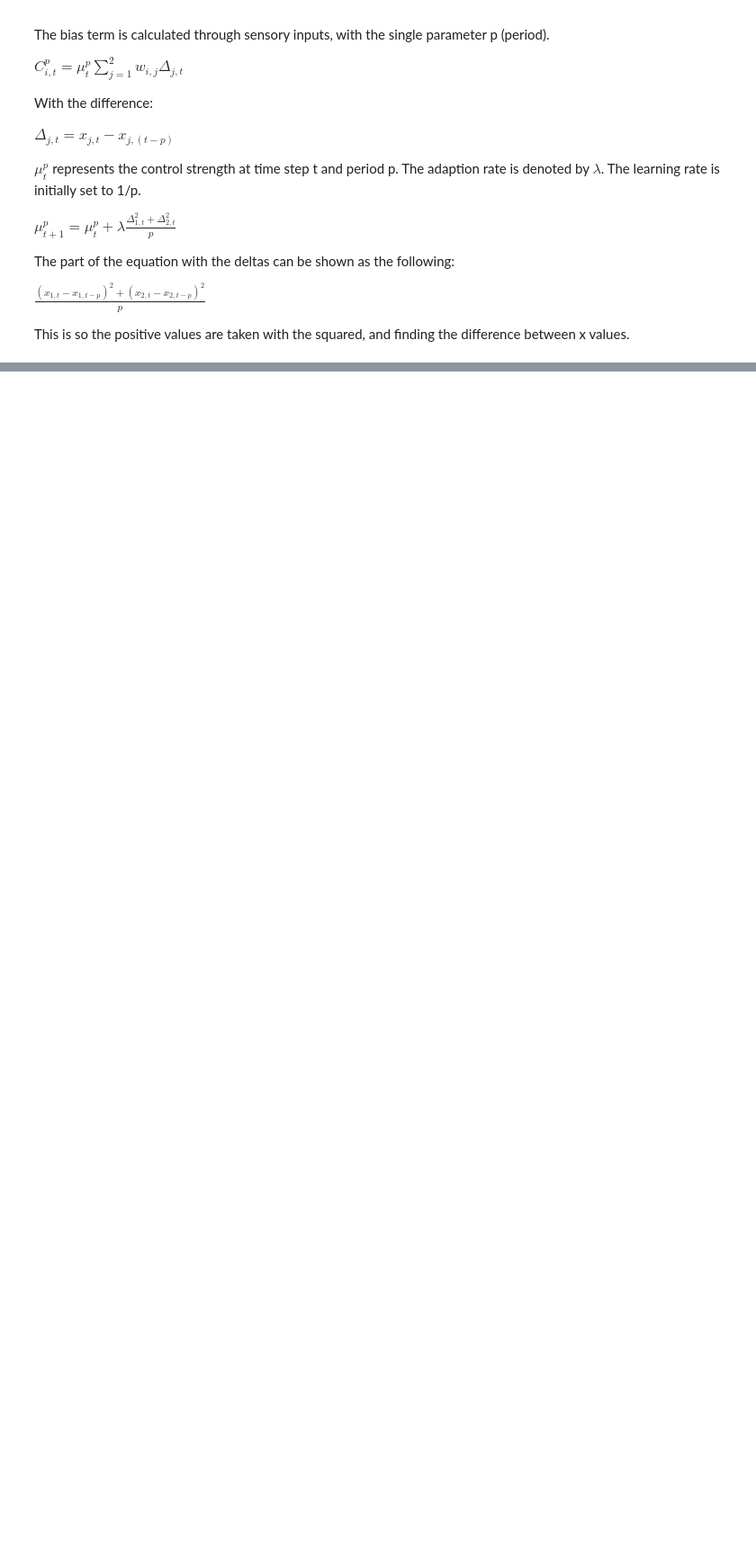
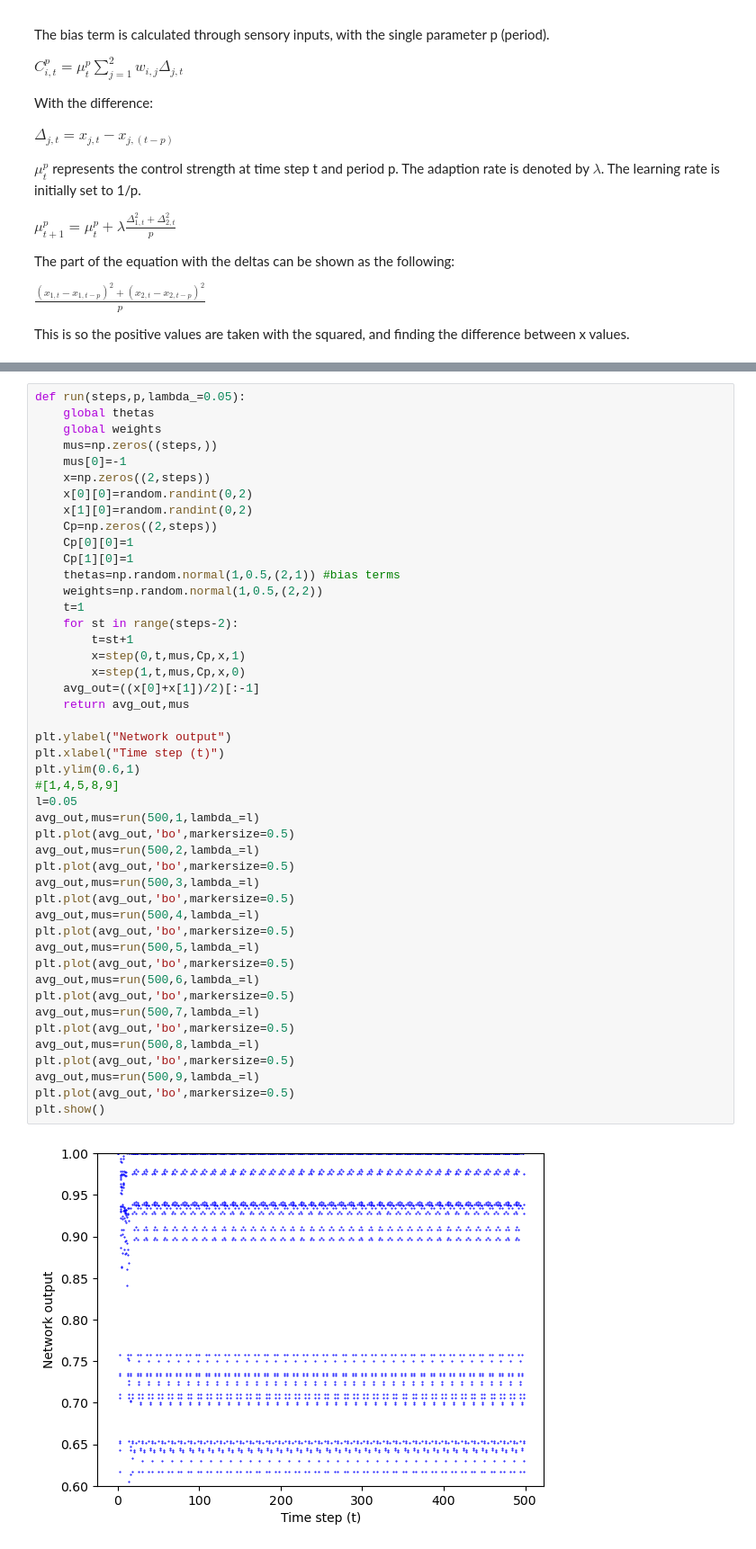
Before and after one commit to shepai/Chaos-Robotics, a Jupyter notebook: Simulation/OpenAIGym/open_ai_example.ipynb, the cells around one changed output, grey strips where cells are left out. Shown at 90% size. Cells and saved outputs as stored; diff of their text form; blank space fills up the shorter version.

```diff
--- a/Simulation/OpenAIGym/open_ai_example.ipynb
+++ b/Simulation/OpenAIGym/open_ai_example.ipynb
@@ -648,0 +647,48 @@ plt.show()
+# %%
+def run(steps,p,lambda_=0.05):
+    global thetas
+    global weights
+    mus=np.zeros((steps,))
+    mus[0]=-1
+    x=np.zeros((2,steps))
+    x[0][0]=random.randint(0,2)
+    x[1][0]=random.randint(0,2)
+    Cp=np.zeros((2,steps))
+    Cp[0][0]=1
+    Cp[1][0]=1
+    thetas=np.random.normal(1,0.5,(2,1)) #bias terms
+    weights=np.random.normal(1,0.5,(2,2))
+    t=1
+    for st in range(steps-2):
+        t=st+1
+        x=step(0,t,mus,Cp,x,1)
+        x=step(1,t,mus,Cp,x,0)
+    avg_out=((x[0]+x[1])/2)[:-1]
+    return avg_out,mus
+
+plt.ylabel("Network output")
+plt.xlabel("Time step (t)")
+plt.ylim(0.6,1)
+#[1,4,5,8,9]
+l=0.05
+avg_out,mus=run(500,1,lambda_=l)
+plt.plot(avg_out,'bo',markersize=0.5)
+avg_out,mus=run(500,2,lambda_=l)
+plt.plot(avg_out,'bo',markersize=0.5)
+avg_out,mus=run(500,3,lambda_=l)
+plt.plot(avg_out,'bo',markersize=0.5)
+avg_out,mus=run(500,4,lambda_=l)
+plt.plot(avg_out,'bo',markersize=0.5)
+avg_out,mus=run(500,5,lambda_=l)
+plt.plot(avg_out,'bo',markersize=0.5)
+avg_out,mus=run(500,6,lambda_=l)
+plt.plot(avg_out,'bo',markersize=0.5)
+avg_out,mus=run(500,7,lambda_=l)
+plt.plot(avg_out,'bo',markersize=0.5)
+avg_out,mus=run(500,8,lambda_=l)
+plt.plot(avg_out,'bo',markersize=0.5)
+avg_out,mus=run(500,9,lambda_=l)
+plt.plot(avg_out,'bo',markersize=0.5)
+plt.show()
+# %% [output]
+[figure, added]
```
Also changed, not shown: parts of 1 cell of this notebook, 1 other file.
